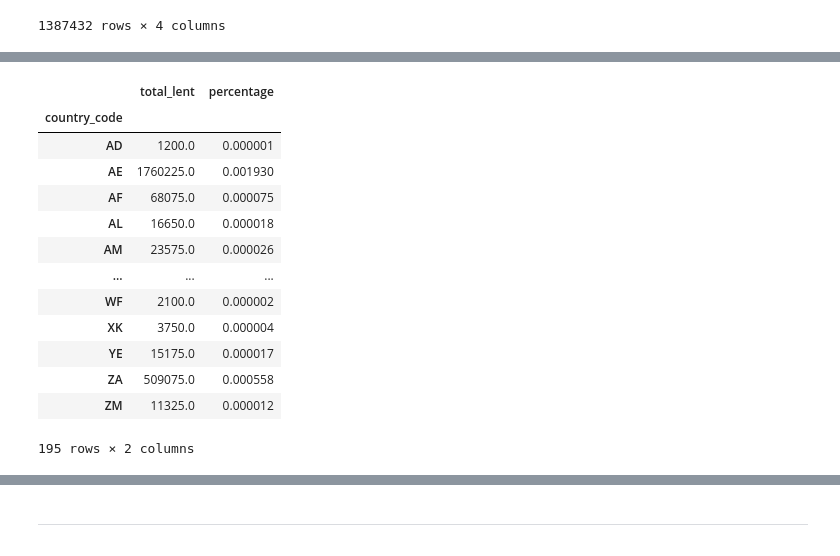
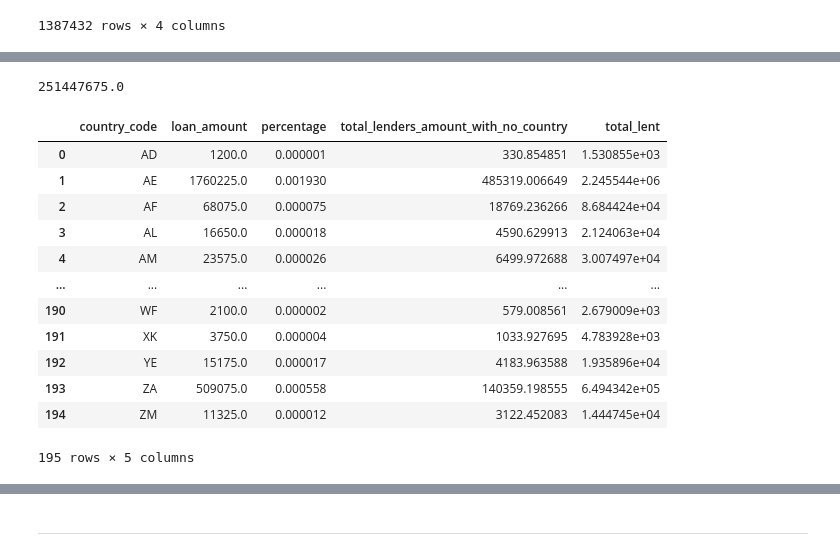
Before and after one commit to alessandropontini/Portfolio, a Jupyter notebook: Python/alessandro_pontini_852793.ipynb, the cells around one changed output, grey strips where cells are left out. Saved outputs shown, nothing was run; the diff lists cells and outputs as text; code cells hidden in the pictures.

```diff
--- a/Python/alessandro_pontini_852793.ipynb
+++ b/Python/alessandro_pontini_852793.ipynb
@@ -396,2 +421,2 @@ temp_df2['boolean'] = temp_df2['country_code'].isnull()
 # %%
-temp_df_NA_lenders = temp_df2.loc[temp_df2['boolean'] == True]
+temp_df2 = temp_df2.loc[temp_df2.country_code.isna()]
@@ -421,20 +439,29 @@ total_NA
+# %%
+total_amount = temp_df2.loan_amount.sum()
+# %%
+total_amount
+# %% [output]
+251447675.0
 # %%
 # li moltiplico per la percentuale dei country che conosco lenders e poi li sommo con i precedenti
-temp_df3.total_lenders_amount_with_country = temp_df3.total_lent + (temp_df3.percentage * total_NA)
+x = total_amount * df_lenders_loans_country.percentage
+
+df_lenders_loans_country['total_lenders_amount_with_no_country'] = x
-# %%
-temp_df3
-# %% [output]
-|  | total_lent | percentage |
-| country_code |  |  |
-| AD | 1200.0 | 0.000001 |
-| AE | 1760225.0 | 0.001930 |
-| AF | 68075.0 | 0.000075 |
-| AL | 16650.0 | 0.000018 |
-| AM | 23575.0 | 0.000026 |
-| ... | ... | ... |
-| WF | 2100.0 | 0.000002 |
-| XK | 3750.0 | 0.000004 |
-| YE | 15175.0 | 0.000017 |
-| ZA | 509075.0 | 0.000558 |
-| ZM | 11325.0 | 0.000012 |
-195 rows × 2 columns
+# %%
+df_lenders_loans_country['total_lent'] = df_lenders_loans_country.loan_amount + df_lenders_loans_country.total_lenders_amount_with_no_country
+# %%
+df_lenders_loans_country
+# %% [output]
+|  | country_code | loan_amount | percentage | total_lenders_amount_with_no_country | total_lent |
+| 0 | AD | 1200.0 | 0.000001 | 330.854851 | 1.530855e+03 |
+| 1 | AE | 1760225.0 | 0.001930 | 485319.006649 | 2.245544e+06 |
+| 2 | AF | 68075.0 | 0.000075 | 18769.236266 | 8.684424e+04 |
+| 3 | AL | 16650.0 | 0.000018 | 4590.629913 | 2.124063e+04 |
+| 4 | AM | 23575.0 | 0.000026 | 6499.972688 | 3.007497e+04 |
+| ... | ... | ... | ... | ... | ... |
+| 190 | WF | 2100.0 | 0.000002 | 579.008561 | 2.679009e+03 |
+| 191 | XK | 3750.0 | 0.000004 | 1033.927695 | 4.783928e+03 |
+| 192 | YE | 15175.0 | 0.000017 | 4183.963588 | 1.935896e+04 |
+| 193 | ZA | 509075.0 | 0.000558 | 140359.198555 | 6.494342e+05 |
+| 194 | ZM | 11325.0 | 0.000012 | 3122.452083 | 1.444745e+04 |
+195 rows × 5 columns
```
Also changed, not shown: parts of 63 cells of this notebook, 4 other files.
